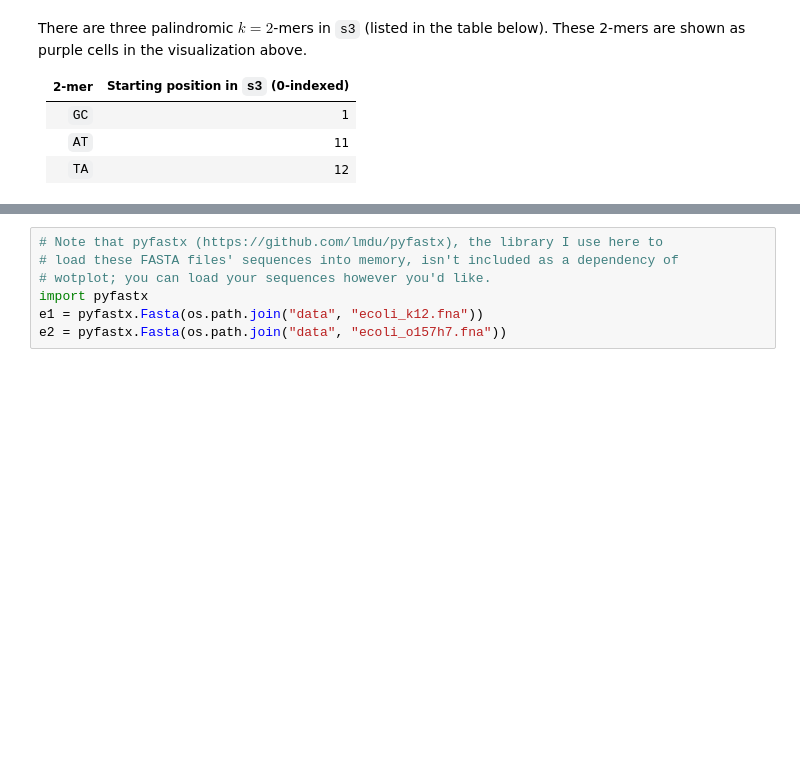
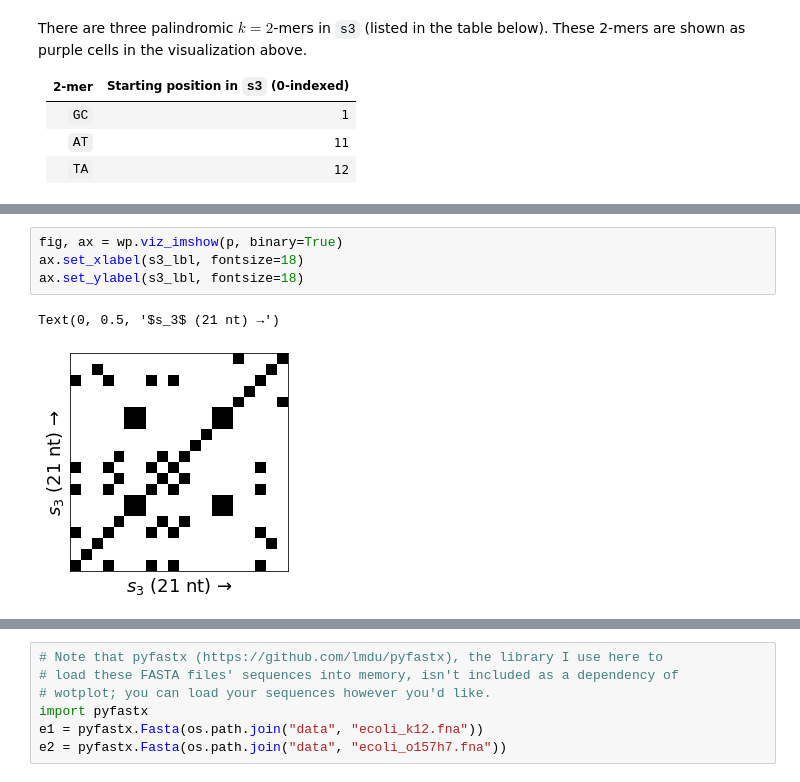
Before and after one commit to fedarko/wotplot, a Jupyter notebook: docs/Tutorial.ipynb, the cells around one changed output, grey strips where cells are left out. Drawn from its saved outputs; the diff is of its cells as text; blank space fills up the shorter version.

```diff
--- a/docs/Tutorial.ipynb
+++ b/docs/Tutorial.ipynb
@@ -275,0 +256,7 @@ Text(0, 0.5, '$s_3$ (21 nt) →')
+# %%
+fig, ax = wp.viz_imshow(p, binary=True)
+ax.set_xlabel(s3_lbl, fontsize=18)
+ax.set_ylabel(s3_lbl, fontsize=18)
+# %% [output]
+Text(0, 0.5, '$s_3$ (21 nt) →')
+[figure, added]
```
Also changed, not shown: parts of 55 cells of this notebook, 2 other files.
